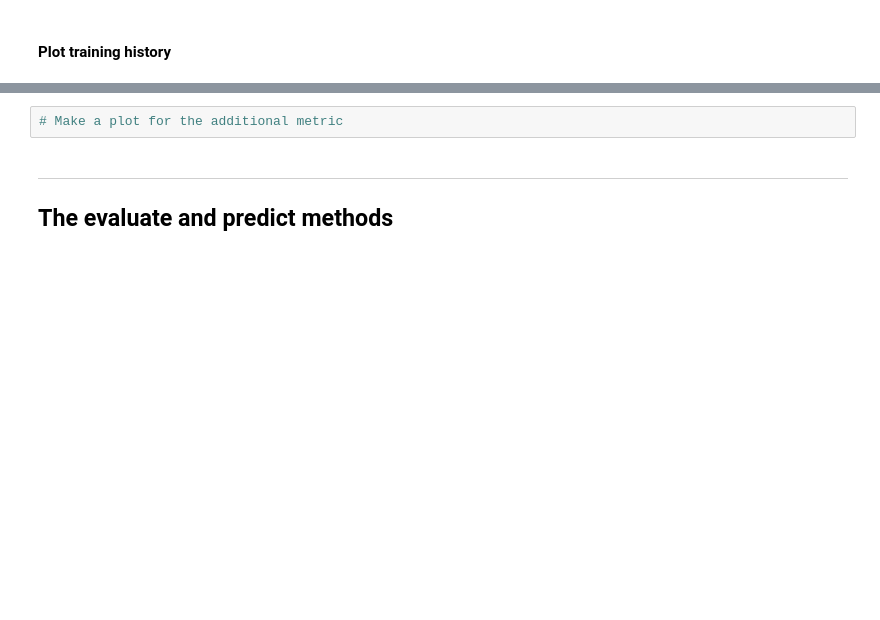
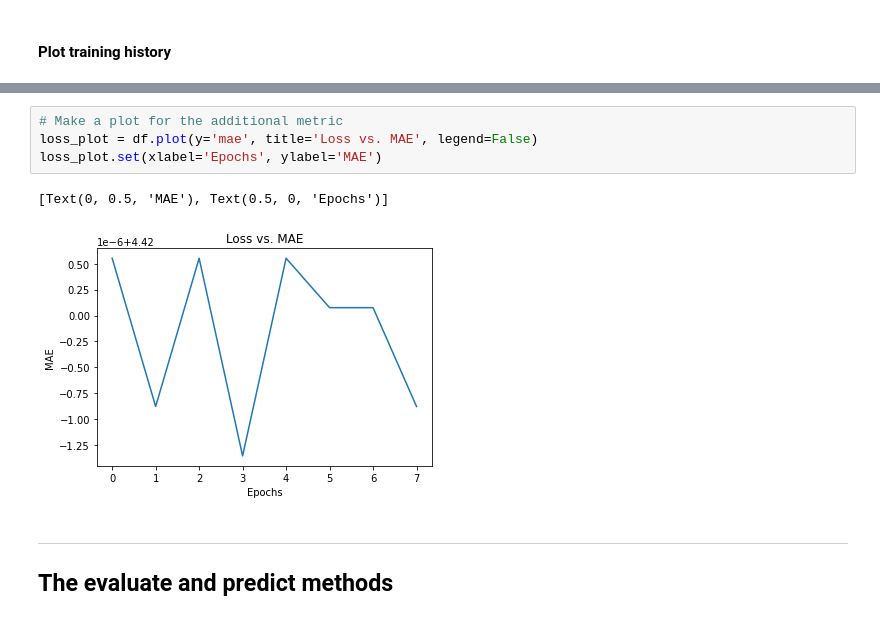
Before and after one commit to vkamma/Tensorflow, a Jupyter notebook: Coding_Tutorial.ipynb, the cells around one changed output, grey strips where cells are left out. Cells and saved outputs as stored; diff of their text form; blank space fills up the shorter version.

```diff
--- a/Coding_Tutorial.ipynb
+++ b/Coding_Tutorial.ipynb
@@ -158,5 +213,10 @@ labels = [
 # %%
 # Make a plot for the additional metric
+loss_plot = df.plot(y='mae', title='Loss vs. MAE', legend=False)
+loss_plot.set(xlabel='Epochs', ylabel='MAE')
+# %% [output]
+[Text(0, 0.5, 'MAE'), Text(0.5, 0, 'Epochs')]
+[figure, added]
 # %% [markdown]
 ***
 <a id="coding_tutorial_5"></a>
```
Also changed, not shown: parts of 12 cells of this notebook.
